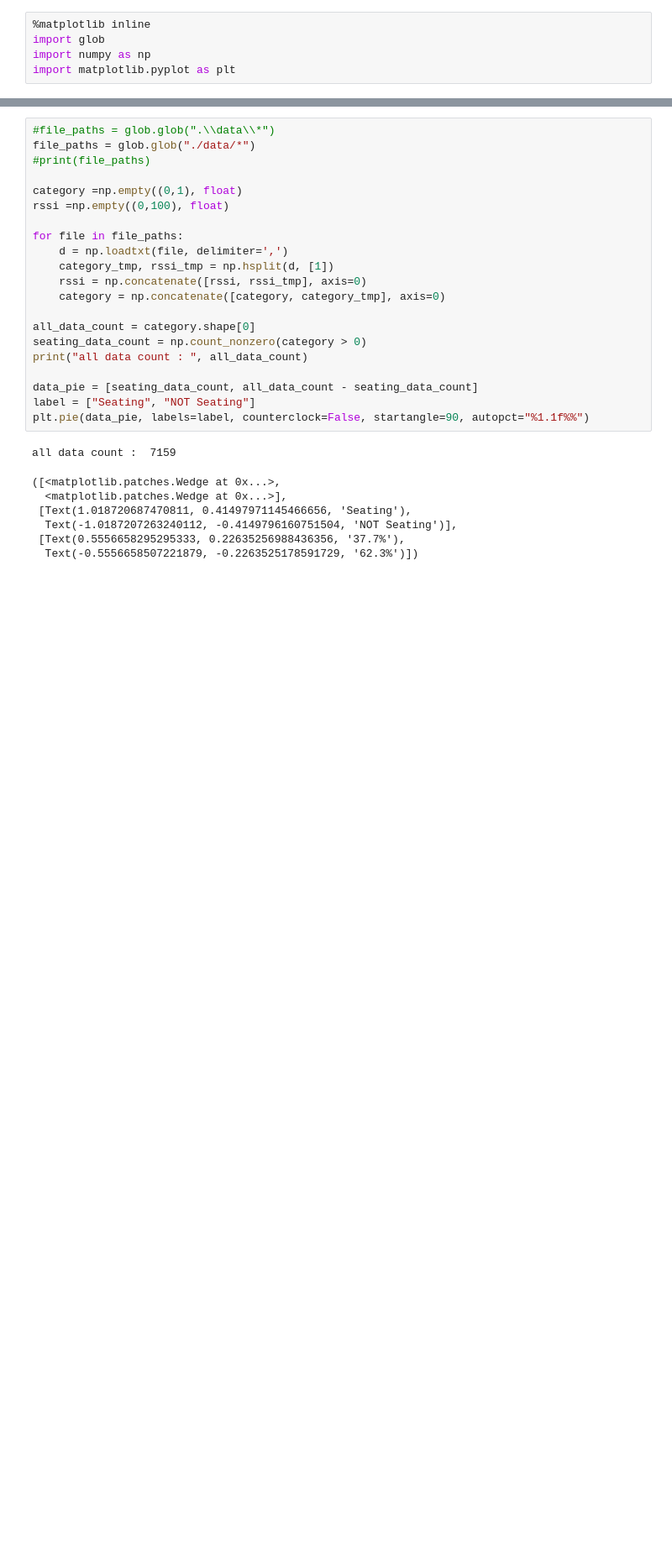
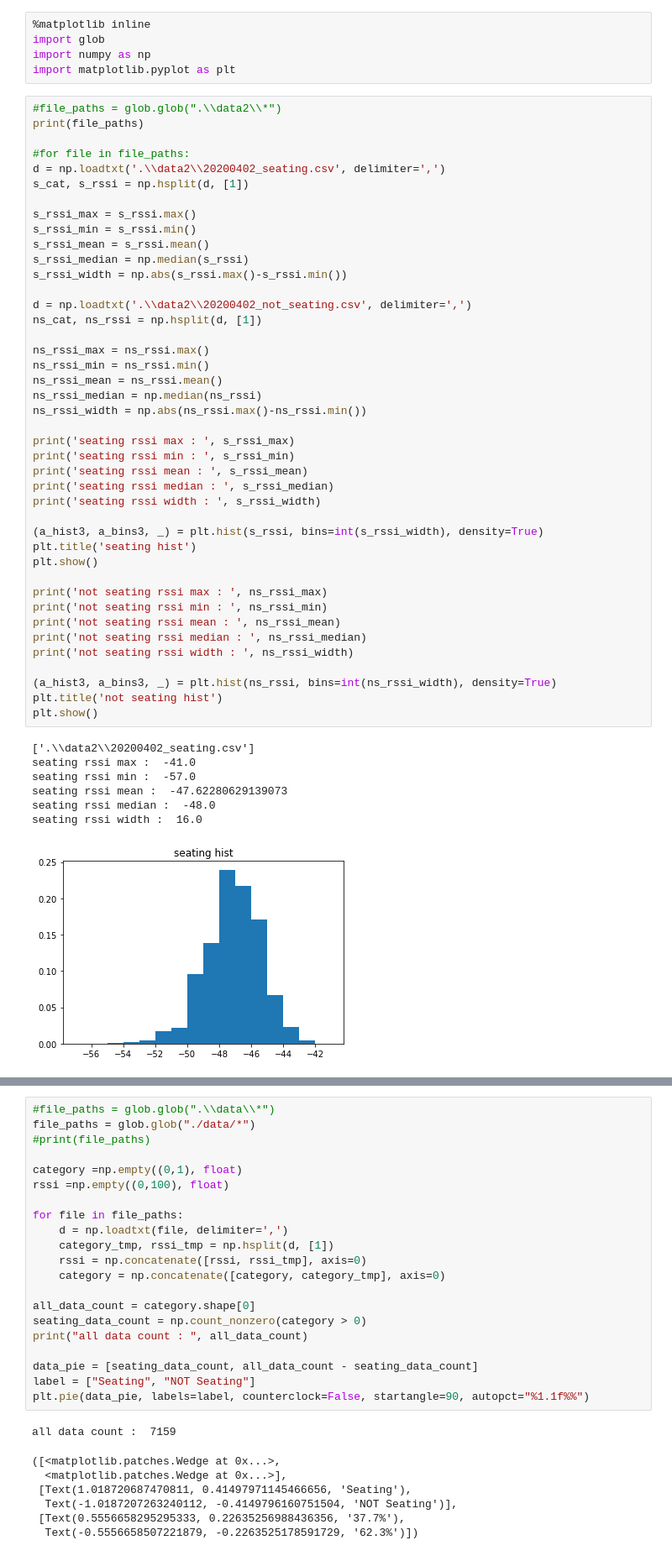
Before and after one commit to naonaorange/seating_detection_algorithm, a Jupyter notebook: seating_detection_data_analyze.ipynb, the cells around one changed output, grey strips where cells are left out. Shown at 84% size. Drawn from its saved outputs; the diff is of its cells as text; blank space fills up the shorter version.

Commit message:
add data2

```diff
--- a/seating_detection_data_analyze.ipynb
+++ b/seating_detection_data_analyze.ipynb
@@ -3,3 +3,53 @@
 import glob
 import numpy as np
 import matplotlib.pyplot as plt
+# %%
+#file_paths = glob.glob(".\\data2\\*")
+print(file_paths)
+
+#for file in file_paths:
+d = np.loadtxt('.\\data2\\20200402_seating.csv', delimiter=',')
+s_cat, s_rssi = np.hsplit(d, [1])
+
+s_rssi_max = s_rssi.max()
+s_rssi_min = s_rssi.min()
+s_rssi_mean = s_rssi.mean()
+s_rssi_median = np.median(s_rssi)
+s_rssi_width = np.abs(s_rssi.max()-s_rssi.min())
+
+d = np.loadtxt('.\\data2\\20200402_not_seating.csv', delimiter=',')
+ns_cat, ns_rssi = np.hsplit(d, [1])
+
+ns_rssi_max = ns_rssi.max()
+ns_rssi_min = ns_rssi.min()
+ns_rssi_mean = ns_rssi.mean()
+ns_rssi_median = np.median(ns_rssi)
+ns_rssi_width = np.abs(ns_rssi.max()-ns_rssi.min())
+
+print('seating rssi max : ', s_rssi_max)
+print('seating rssi min : ', s_rssi_min)
+print('seating rssi mean : ', s_rssi_mean)
+print('seating rssi median : ', s_rssi_median)
+print('seating rssi width : ', s_rssi_width)
+
+(a_hist3, a_bins3, _) = plt.hist(s_rssi, bins=int(s_rssi_width), density=True)
+plt.title('seating hist')
+plt.show()
+
+print('not seating rssi max : ', ns_rssi_max)
+print('not seating rssi min : ', ns_rssi_min)
+print('not seating rssi mean : ', ns_rssi_mean)
+print('not seating rssi median : ', ns_rssi_median)
+print('not seating rssi width : ', ns_rssi_width)
+
+(a_hist3, a_bins3, _) = plt.hist(ns_rssi, bins=int(ns_rssi_width), density=True)
+plt.title('not seating hist')
+plt.show()
+# %% [output]
+['.\\data2\\20200402_seating.csv']
+seating rssi max :  -41.0
+seating rssi min :  -57.0
+seating rssi mean :  -47.62280629139073
+seating rssi median :  -48.0
+seating rssi width :  16.0
+[figure, added]
```
Also changed, not shown: parts of 2 cells of this notebook, 2 other files.
